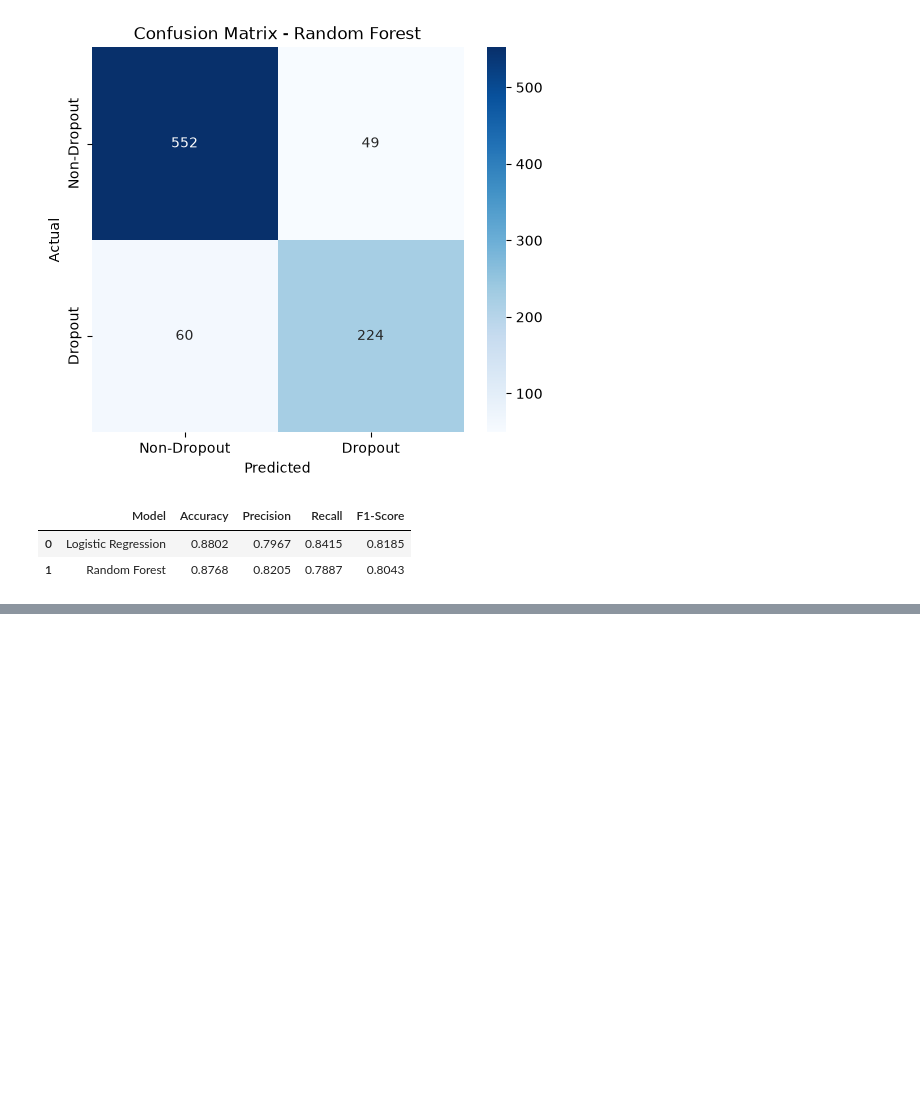
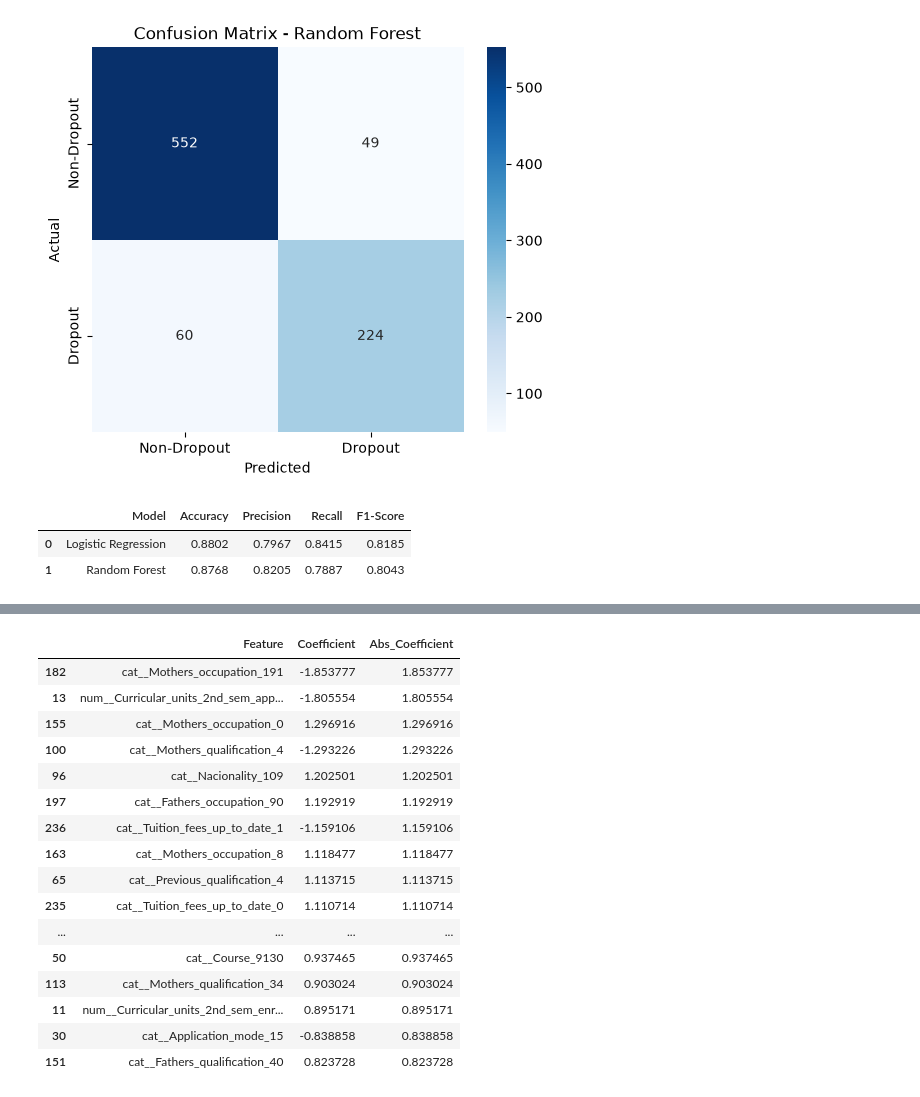
Before and after one commit to aeiprsty/institusi-pendidikan-perguruan-JJI, a Jupyter notebook: notebook.ipynb, the cells around one changed output, grey strips where cells are left out. Saved outputs shown, nothing was run; the diff lists cells and outputs as text; code cells hidden in the pictures; blank space fills up the shorter version.

```diff
--- a/notebook.ipynb
+++ b/notebook.ipynb
@@ -770,0 +778,38 @@ model_comparison.round(4)
+# %%
+feature_names = logistic_model.named_steps["preprocessor"].get_feature_names_out()
+
+coefficients = logistic_model.named_steps["classifier"].coef_[0]
+
+feature_importance = pd.DataFrame({
+    "Feature": feature_names,
+    "Coefficient": coefficients
+})
+
+feature_importance["Abs_Coefficient"] = (
+    feature_importance["Coefficient"].abs()
+)
+
+feature_importance = feature_importance.sort_values(
+    "Abs_Coefficient",
+    ascending=False
+)
+
+feature_importance.head(20)
+# %% [output]
+|  | Feature | Coefficient | Abs_Coefficient |
+| 182 | cat__Mothers_occupation_191 | -1.853777 | 1.853777 |
+| 13 | num__Curricular_units_2nd_sem_app... | -1.805554 | 1.805554 |
+| 155 | cat__Mothers_occupation_0 | 1.296916 | 1.296916 |
+| 100 | cat__Mothers_qualification_4 | -1.293226 | 1.293226 |
+| 96 | cat__Nacionality_109 | 1.202501 | 1.202501 |
+| 197 | cat__Fathers_occupation_90 | 1.192919 | 1.192919 |
+| 236 | cat__Tuition_fees_up_to_date_1 | -1.159106 | 1.159106 |
+| 163 | cat__Mothers_occupation_8 | 1.118477 | 1.118477 |
+| 65 | cat__Previous_qualification_4 | 1.113715 | 1.113715 |
+| 235 | cat__Tuition_fees_up_to_date_0 | 1.110714 | 1.110714 |
+| ... | ... | ... | ... |
+| 50 | cat__Course_9130 | 0.937465 | 0.937465 |
+| 113 | cat__Mothers_qualification_34 | 0.903024 | 0.903024 |
+| 11 | num__Curricular_units_2nd_sem_enr... | 0.895171 | 0.895171 |
+| 30 | cat__Application_mode_15 | -0.838858 | 0.838858 |
+| 151 | cat__Fathers_qualification_40 | 0.823728 | 0.823728 |
```
Also changed, not shown: parts of 15 cells of this notebook, 6 other files.
